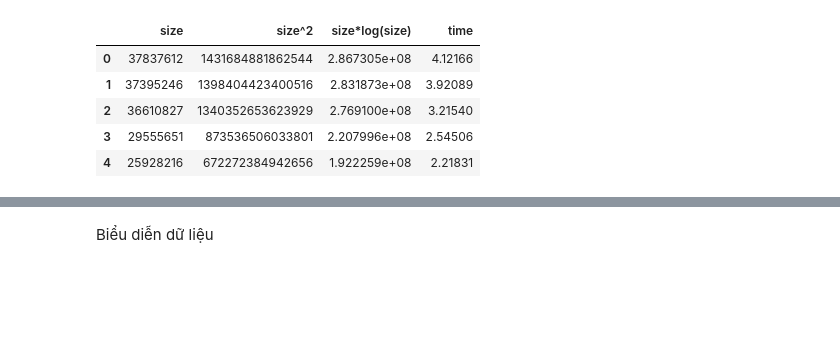
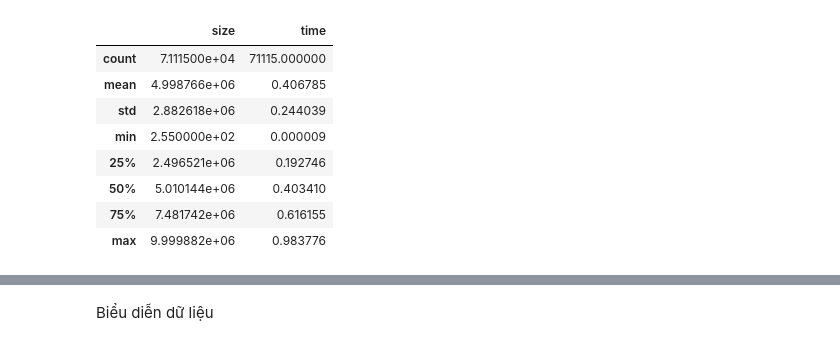
Before and after one commit to huavanson/CS114.K21, a Jupyter notebook: time_size_round_3.ipynb, the cells around one changed output, grey strips where cells are left out. Saved outputs shown, nothing was run; the diff lists cells and outputs as text; code cells hidden in the pictures; blank space fills up the shorter version.

```diff
--- a/time_size_round_3.ipynb
+++ b/time_size_round_3.ipynb
@@ -25,13 +26,12 @@ Thêm 2 cột size^2 và size*log(size) để tránh overfit và tăng khả nă
-# %%
-data['size^2']=data['size']*data['size']
-data['size*log(size)']=data['size']*np.log10(data['size'])
-new_columns=['size','size^2','size*log(size)','time']
-data=data.reindex(columns=new_columns)
-data.head()
-# %% [output]
-|  | size | size^2 | size*log(size) | time |
-| 0 | 37837612 | 1431684881862544 | 2.867305e+08 | 4.12166 |
-| 1 | 37395246 | 1398404423400516 | 2.831873e+08 | 3.92089 |
-| 2 | 36610827 | 1340352653623929 | 2.769100e+08 | 3.21540 |
-| 3 | 29555651 | 873536506033801 | 2.207996e+08 | 2.54506 |
-| 4 | 25928216 | 672272384942656 | 1.922259e+08 | 2.21831 |
+# %%
+data.describe()
+# %% [output]
+|  | size | time |
+| count | 7.111500e+04 | 71115.000000 |
+| mean | 4.998766e+06 | 0.406785 |
+| std | 2.882618e+06 | 0.244039 |
+| min | 2.550000e+02 | 0.000009 |
+| 25% | 2.496521e+06 | 0.192746 |
+| 50% | 5.010144e+06 | 0.403410 |
+| 75% | 7.481742e+06 | 0.616155 |
+| max | 9.999882e+06 | 0.983776 |
```
Also changed, not shown: parts of 30 cells of this notebook.
